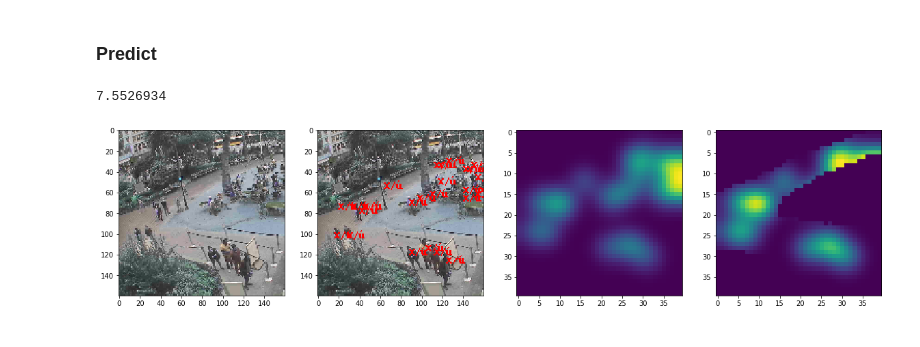
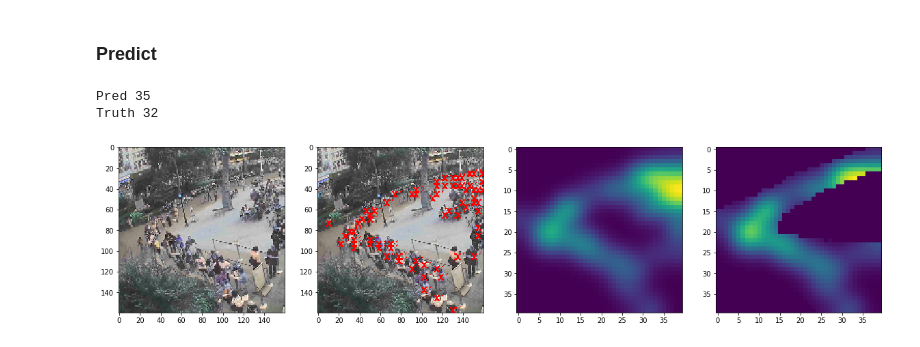
Before and after one commit to philkim72/DeepShack, a Jupyter notebook: train/train.ipynb, the cells around one changed output. Saved outputs shown, nothing was run; the diff lists cells and outputs as text; code cells hidden in the pictures.

Commit message:
Added predict function

```diff
--- a/train/train.ipynb
+++ b/train/train.ipynb
@@ -244,9 +238,15 @@ Test score: 31.075190848910932
 # %% [markdown]
 ### Predict
 # %%
-i = 34
-shackcam.plot_image(i=i)
-model.model.predict(shackcam.gaussian_img[i].reshape((1, *input_shape)))[0][0]
+def predict(i):
+  shackcam.plot_image(i=i)
+  pred = model.model.predict(shackcam.gaussian_img[i].reshape((1, *input_shape)))[0][0]
+  truth = counts.iloc[i, 1]
+  print('Pred', int(round(pred)))
+  print('Truth', truth)
-# %% [output]
-7.5526934
-[figure, removed]
+# %%
+predict(1650)
+# %% [output]
+Pred 35
+Truth 32
+[figure, added]
```
Also changed, not shown: parts of 9 cells of this notebook, 1 other file.
